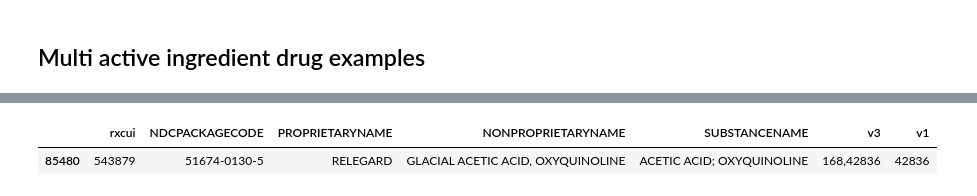
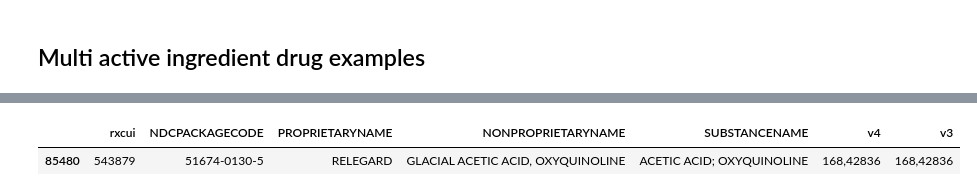
Before and after one commit to veleritas/ndc_active_ingredients, a Jupyter notebook: code/ingredients/validate_mapping_results.ipynb, the cells around one changed output, grey strips where cells are left out. Saved outputs shown, nothing was run; the diff lists cells and outputs as text; code cells hidden in the pictures.

```diff
--- a/code/ingredients/validate_mapping_results.ipynb
+++ b/code/ingredients/validate_mapping_results.ipynb
@@ -14,7 +14,7 @@ from collections import defaultdict
 # %% [markdown]
 ## Read generated mappings
 # %%
-ingredients = pd.read_csv("../../pipeline/ingredients/ndc_active_ingredients_version_3.tsv", sep='\t')
+ingredients = pd.read_csv("../../pipeline/ingredients/ndc_active_ingredients_version_4.tsv", sep='\t')
 # %%
 ingredients.shape
 # %% [output]
@@ -52,3 +52,3 @@ Compare version 3 with version 1's results.
 # %%
-ver1 = pd.read_csv("../../pipeline/ingredients/ndc_active_ingredients_version_1.tsv", sep='\t')
+ver3 = pd.read_csv("../../pipeline/ingredients/ndc_active_ingredients_version_3.tsv", sep='\t')
 # %%
@@ -70,10 +70,10 @@ res = (data
     .reset_index(drop=True)
 
     .merge(ingredients, how="inner", on="rxcui")
+    .rename(columns={"active_ingredients": "v4"})
+
+    .merge(ver3, how="inner", on="rxcui")
     .rename(columns={"active_ingredients": "v3"})
-
-    .merge(ver1, how="inner", on="rxcui")
-    .rename(columns={"active_ingredients": "v1"})
 
     .reset_index(drop=True)
 )
@@ -392,7 +236,7 @@ good.query("PROPRIETARYNAME == 'EPZICOM'")
 # %%
 # this is also now correct
 
-good.query("rxcui == 543879")
+res.query("rxcui == 543879")
 # %% [output]
-|  | rxcui | NDCPACKAGECODE | PROPRIETARYNAME | NONPROPRIETARYNAME | SUBSTANCENAME | v3 | v1 |
-| 85480 | 543879 | 51674-0130-5 | RELEGARD | GLACIAL ACETIC ACID, OXYQUINOLINE | ACETIC ACID; OXYQUINOLINE | 168,42836 | 42836 |
+|  | rxcui | NDCPACKAGECODE | PROPRIETARYNAME | NONPROPRIETARYNAME | SUBSTANCENAME | v4 | v3 |
+| 85480 | 543879 | 51674-0130-5 | RELEGARD | GLACIAL ACETIC ACID, OXYQUINOLINE | ACETIC ACID; OXYQUINOLINE | 168,42836 | 168,42836 |
```
Also changed, not shown: parts of 46 cells of this notebook.
